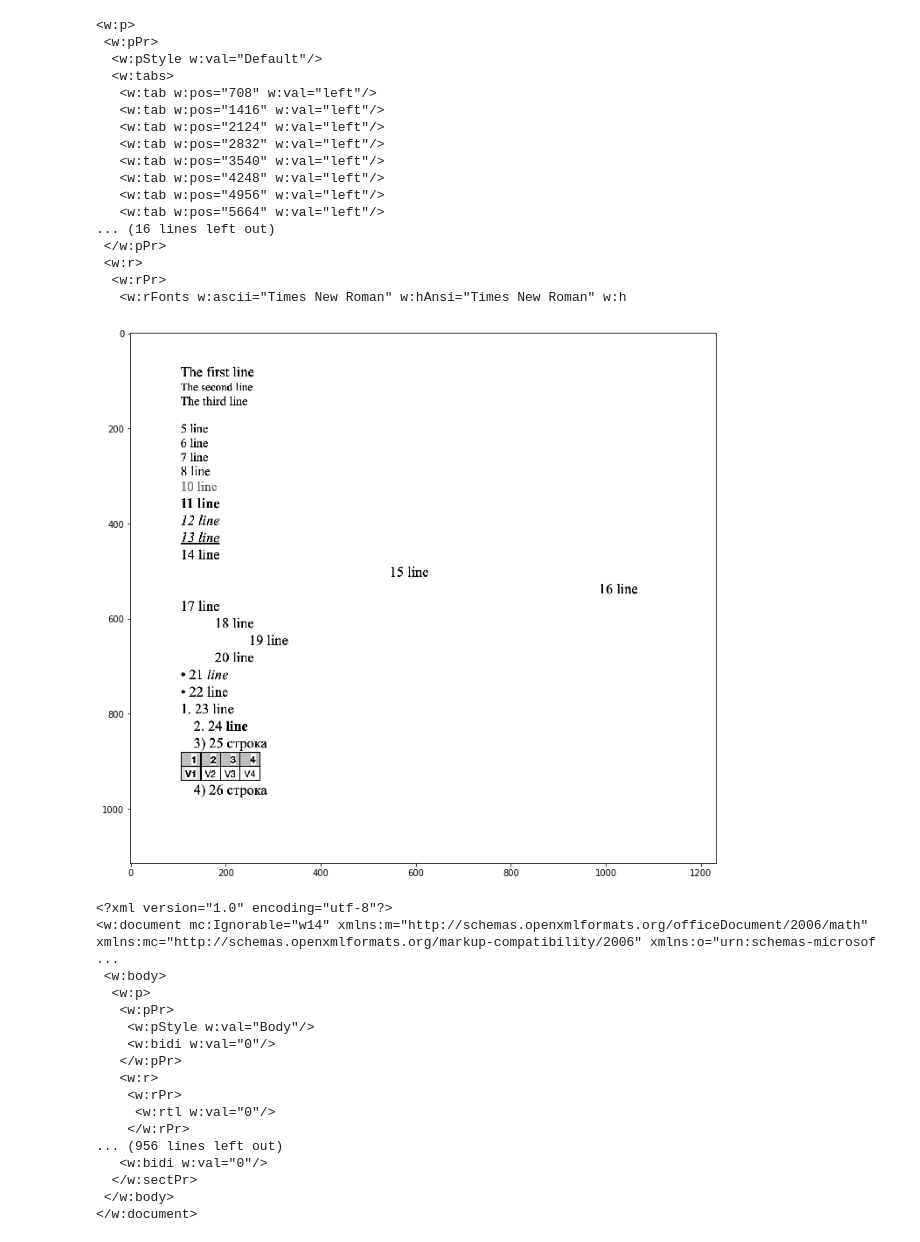
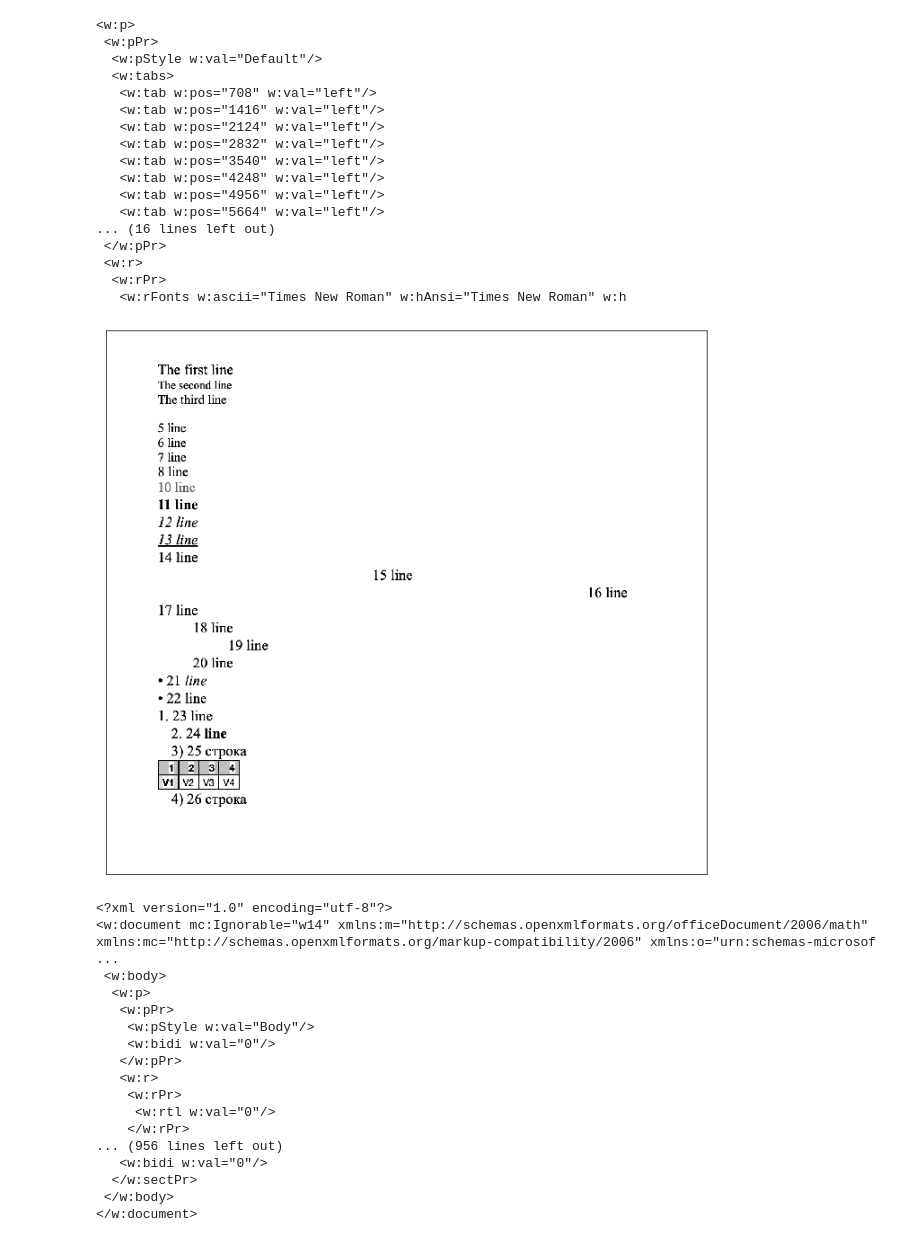
Before and after one commit to NastyBoget/DOCXParser, a Jupyter notebook: docx_reader.ipynb, the cells around one changed output. Saved outputs shown, nothing was run; the diff lists cells and outputs as text; code cells hidden in the pictures.

```diff
--- a/docx_reader.ipynb
+++ b/docx_reader.ipynb
@@ -347,13 +524,10 @@ print(w_p.prettify()[:1000])
    <w:rFonts w:ascii="Times New Roman" w:hAnsi="Times New Roman" w:h
 # %%
 document = zipfile.ZipFile('example2.docx')
-# %%
-img = mpimg.imread('example2.png')
-plt.figure(figsize=(12, 12))
-plt.imshow(img)
-plt.show()
-# %% [output]
-[figure, removed]
+# %%
+show_img('example2.png')
+# %% [output]
+[figure, added]
 # %%
 print(BeautifulSoup(document.read('word/document.xml'), 'xml').prettify())
 # %% [output]
```
Also changed, not shown: parts of 38 cells of this notebook, 3 other files.
